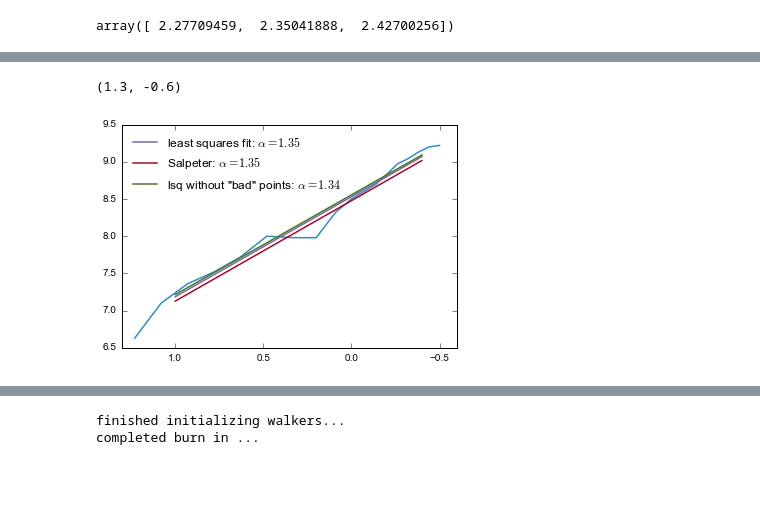
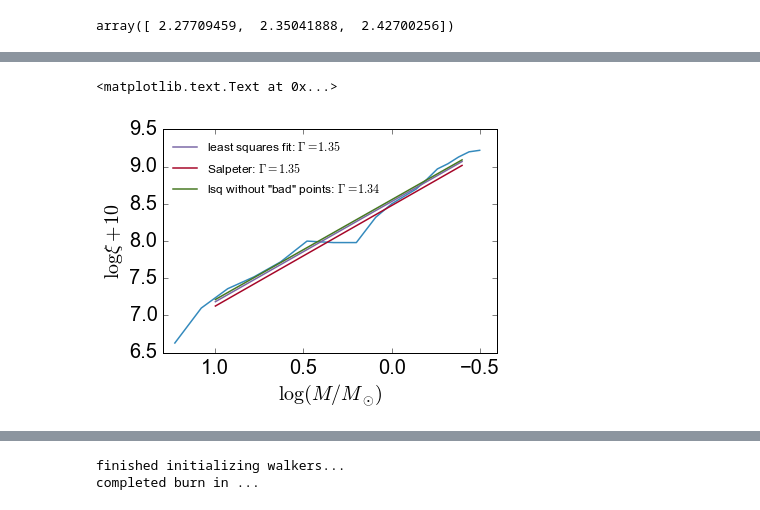
Before and after one commit to kareemelbadry/astr_250, a Jupyter notebook: hw2/Astr_250_HW2.ipynb, the cells around one changed output, grey strips where cells are left out. Saved outputs shown, nothing was run; the diff lists cells and outputs as text; code cells hidden in the pictures; blank space fills up the shorter version.

```diff
--- a/hw2/Astr_250_HW2.ipynb
+++ b/hw2/Astr_250_HW2.ipynb
@@ -171,35 +256,39 @@ array([ 2.27709459,  2.35041888,  2.42700256])
 log_M_plus_1 = np.array([0.5, 0.56, 0.62, 0.68, 0.74, 0.8, 0.86, 0.93,
          1.0, 1.09, 1.2, 1.33, 1.48, 1.63, 1.78, 1.93, 2.08, 2.23])
 log_xi_plus_10 = np.array([9.22, 9.2, 9.13, 9.04, 8.97, 8.83, 8.7, 8.6, 8.5,
                   8.32, 7.98, 7.98, 8.0, 7.72, 7.52, 7.36, 7.10, 6.63])
 log_M, log_xi = log_M_plus_1 - 1, log_xi_plus_10 - 10
 
 # Salpeter says his fit is good for -0.4 < log_M < 1
 log_M_cut = log_M[(log_M > -0.4) & (log_M < 1)]
 log_xi_cut = log_xi[(log_M > -0.4) & (log_M < 1)]
 
 f = plt.figure()
 ax = f.add_subplot(111)
 ax.plot(log_M_plus_1 - 1, log_xi_plus_10)
 ax.set_xlim(ax.get_xlim()[::-1])
 
 
 m, b = np.polyfit(log_M_cut, log_xi_cut, 1)
 x = np.linspace(-0.4, 1)
 y = m*x + b
 y2 = np.log10(0.03) - 1.35*x
-ax.plot(x, y+10, label = 'least squares fit: ' + r'$\alpha = %.2f$' % -m)
-ax.plot(x, y2+10, label = 'Salpeter: ' + r'$\alpha = %.2f$' % 1.35)
+ax.plot(x, y+10, label = 'least squares fit: ' + r'$\Gamma = %.2f$' % -m)
+ax.plot(x, y2+10, label = 'Salpeter: ' + r'$\Gamma = %.2f$' % 1.35)
 
 # what if we discard his three 'bad' points?
 mask = (log_xi_cut+10 > 7.97) & (log_xi_cut+10 < 8.01)
 m3, b3 = np.polyfit(log_M_cut[~mask], log_xi_cut[~mask], 1)
 y3 = m3*x + b3
 
-ax.plot(x, y3+10, label = 'lsq without "bad" points: ' + r'$\alpha = %.2f$' % -m3)
+ax.plot(x, y3+10, label = 'lsq without "bad" points: ' + r'$\Gamma = %.2f$' % -m3)
 ax.legend(loc = 'best', frameon = False)
 ax.grid(False)
 ax.set_xlim(1.3, -0.6)
+ax.yaxis.set_tick_params(labelsize = 20)
+ax.xaxis.set_tick_params(labelsize = 20)
+ax.set_xlabel(r'$\log(M/M_{\odot})$', fontsize = 20)
+ax.set_ylabel(r'$\log \xi+10$', fontsize=20)
 # %% [output]
-(1.3, -0.6)
+<matplotlib.text.Text at 0x...>
-[figure, old version]
+[figure, new version]
```
Also changed, not shown: parts of 15 cells of this notebook.
